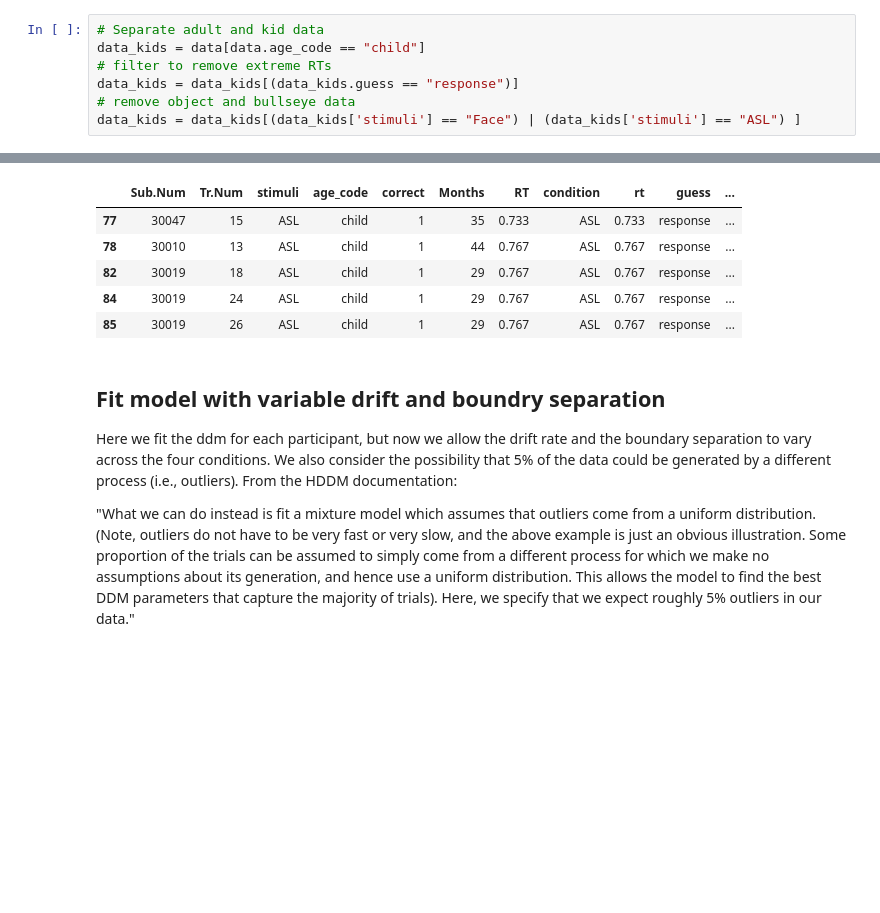
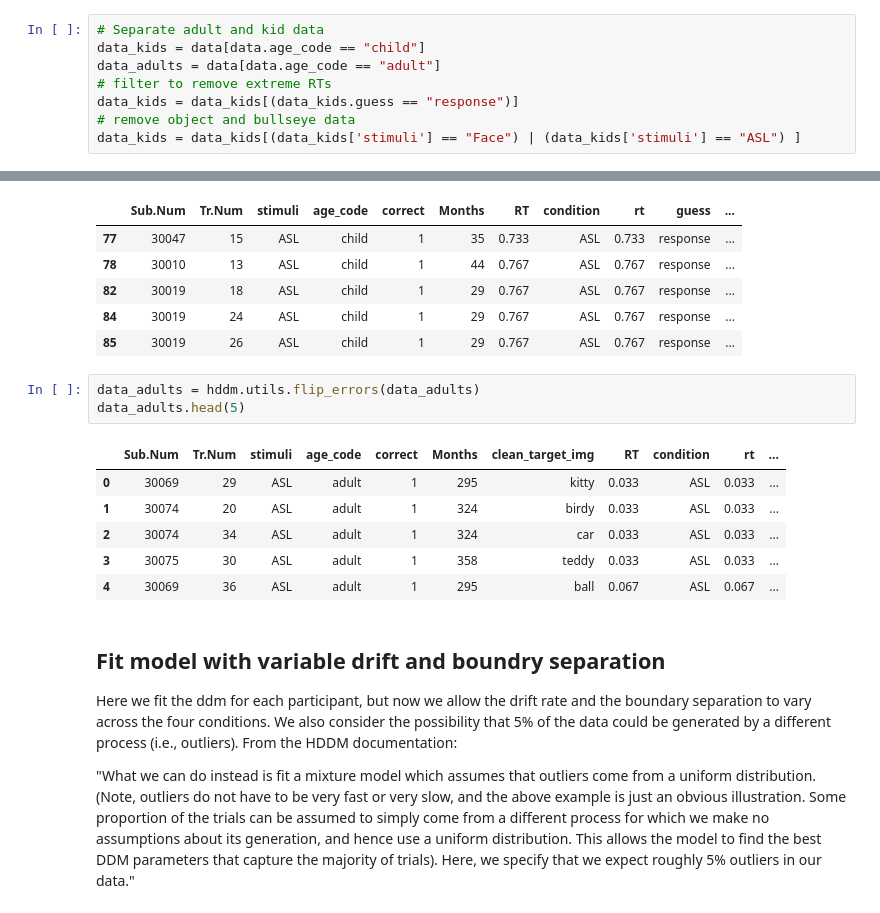
Before and after one commit to kemacdonald/speed-acc, a Jupyter notebook: R/analysis/ddm/Speed-Acc_HDDM_fit.ipynb, the cells around one changed output, grey strips where cells are left out. Drawn from its saved outputs; the diff is of its cells as text; blank space fills up the shorter version.

```diff
--- a/R/analysis/ddm/Speed-Acc_HDDM_fit.ipynb
+++ b/R/analysis/ddm/Speed-Acc_HDDM_fit.ipynb
@@ -22,6 +34,7 @@ data['response'] = data['correct']
 # %%
 # Separate adult and kid data
 data_kids = data[data.age_code == "child"]
+data_adults = data[data.age_code == "adult"]
 # filter to remove extreme RTs
 data_kids = data_kids[(data_kids.guess == "response")]
 # remove object and bullseye data
@@ -36,6 +49,16 @@ data_kids.head(5)
 | 82 | 30019 | 18 | ASL | child | 1 | 29 | 0.767 | ASL | 0.767 | response | ... |
 | 84 | 30019 | 24 | ASL | child | 1 | 29 | 0.767 | ASL | 0.767 | response | ... |
 | 85 | 30019 | 26 | ASL | child | 1 | 29 | 0.767 | ASL | 0.767 | response | ... |
+# %%
+data_adults = hddm.utils.flip_errors(data_adults)
+data_adults.head(5)
+# %% [output]
+|  | Sub.Num | Tr.Num | stimuli | age_code | correct | Months | clean_target_img | RT | condition | rt | ... |
+| 0 | 30069 | 29 | ASL | adult | 1 | 295 | kitty | 0.033 | ASL | 0.033 | ... |
+| 1 | 30074 | 20 | ASL | adult | 1 | 324 | birdy | 0.033 | ASL | 0.033 | ... |
+| 2 | 30074 | 34 | ASL | adult | 1 | 324 | car | 0.033 | ASL | 0.033 | ... |
+| 3 | 30075 | 30 | ASL | adult | 1 | 358 | teddy | 0.033 | ASL | 0.033 | ... |
+| 4 | 30069 | 36 | ASL | adult | 1 | 295 | ball | 0.067 | ASL | 0.067 | ... |
 # %% [markdown]
 ## Fit model with variable drift and boundry separation
 
```
Also changed, not shown: parts of 8 cells of this notebook, 4 other files.
